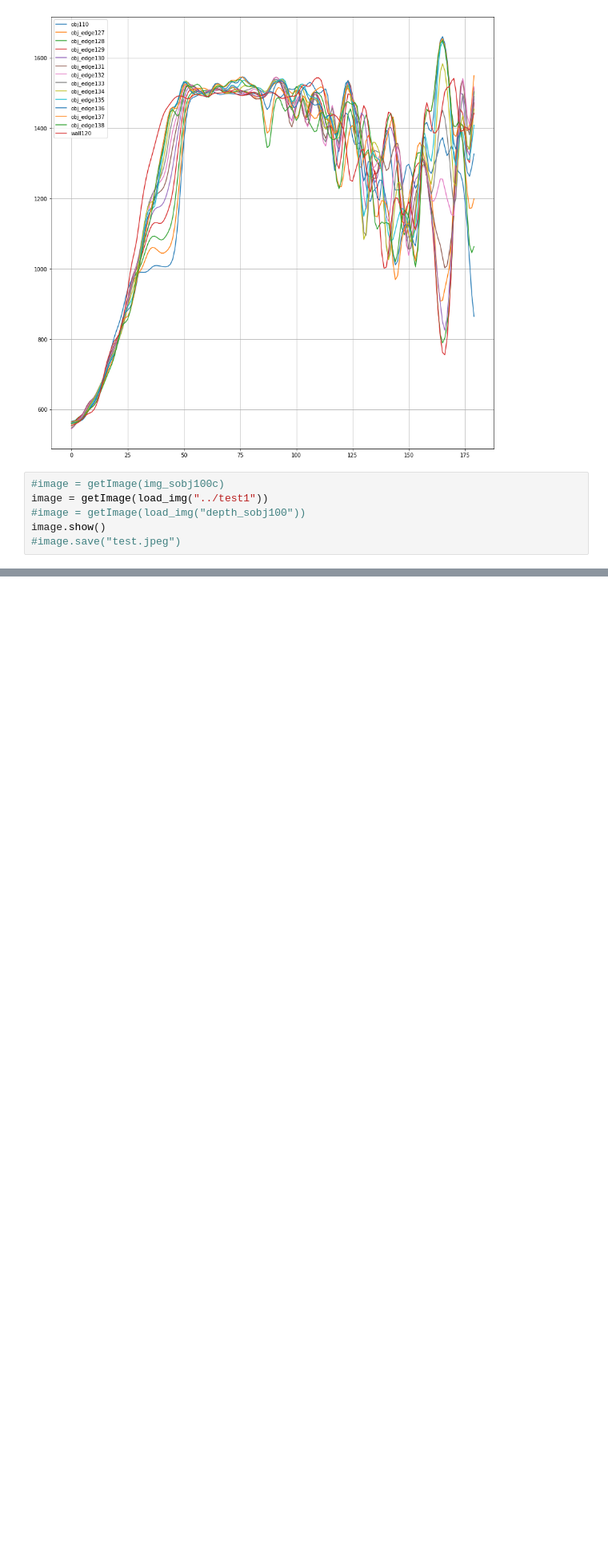
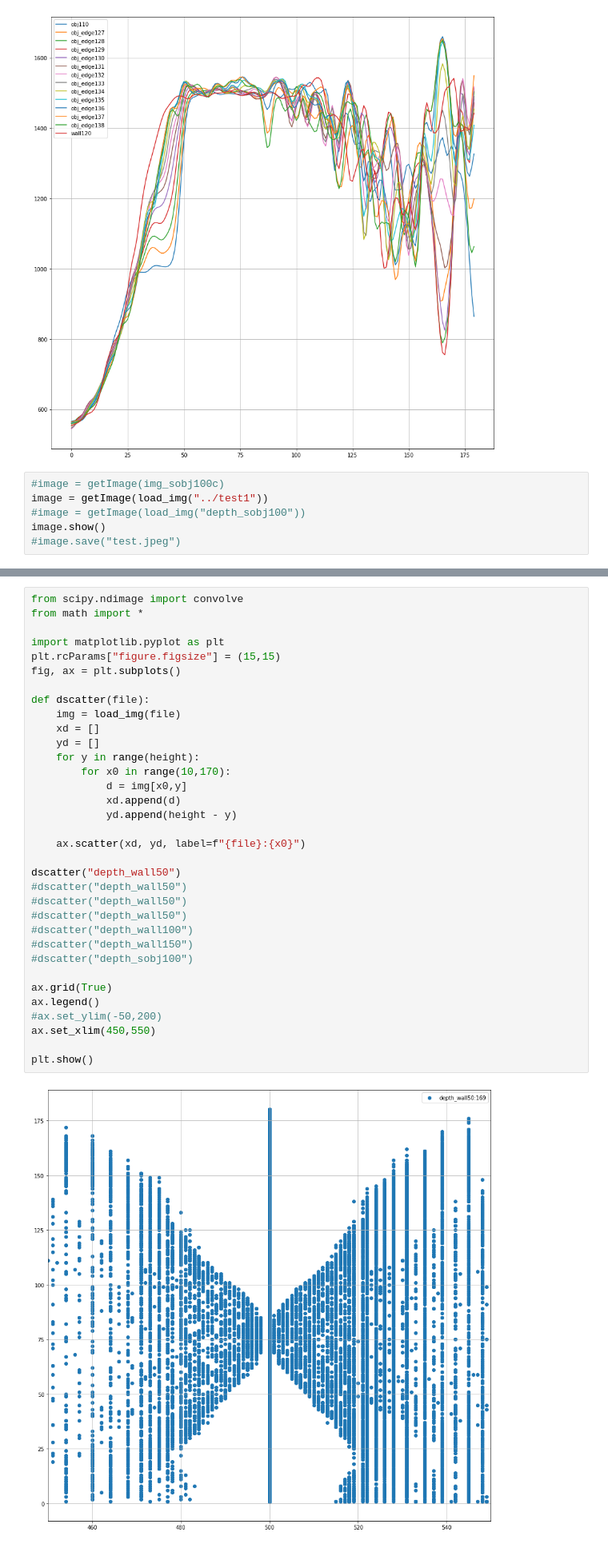
Before and after one commit to dimatoys/srobot, a Jupyter notebook: analysis/camera.ipynb, the cells around one changed output, grey strips where cells are left out. Shown at 80% size. Cells and saved outputs as stored; diff of their text form; blank space fills up the shorter version.

```diff
--- a/analysis/camera.ipynb
+++ b/analysis/camera.ipynb
@@ -207,2 +247,38 @@ plt.show()
+# %%
+from scipy.ndimage import convolve
+from math import *
+
+import matplotlib.pyplot as plt
+plt.rcParams["figure.figsize"] = (15,15)
+fig, ax = plt.subplots()
+
+def dscatter(file):
+    img = load_img(file)
+    xd = []
+    yd = []
+    for y in range(height):
+        for x0 in range(10,170):
+            d = img[x0,y]
+            xd.append(d)
+            yd.append(height - y)
+
+    ax.scatter(xd, yd, label=f"{file}:{x0}")
+
+dscatter("depth_wall50")
+#dscatter("depth_wall50")
+#dscatter("depth_wall50")
+#dscatter("depth_wall50")
+#dscatter("depth_wall100")
+#dscatter("depth_wall150")
+#dscatter("depth_sobj100")
+
+ax.grid(True)
+ax.legend()
+#ax.set_ylim(-50,200)
+ax.set_xlim(450,550)
+
+plt.show()
+# %% [output]
+[figure, added]
 # %%
 from scipy.ndimage import convolve
```
Also changed, not shown: parts of 11 cells of this notebook.
